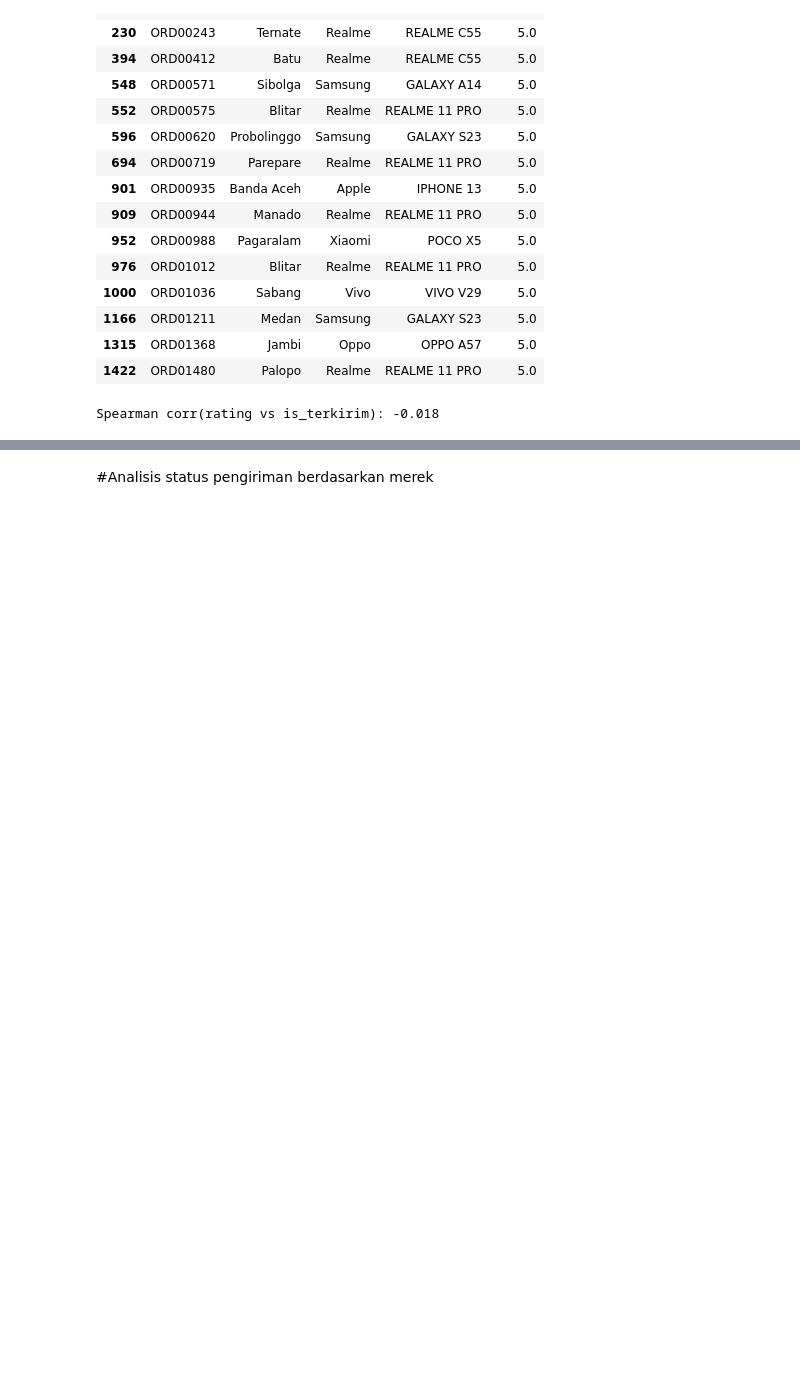
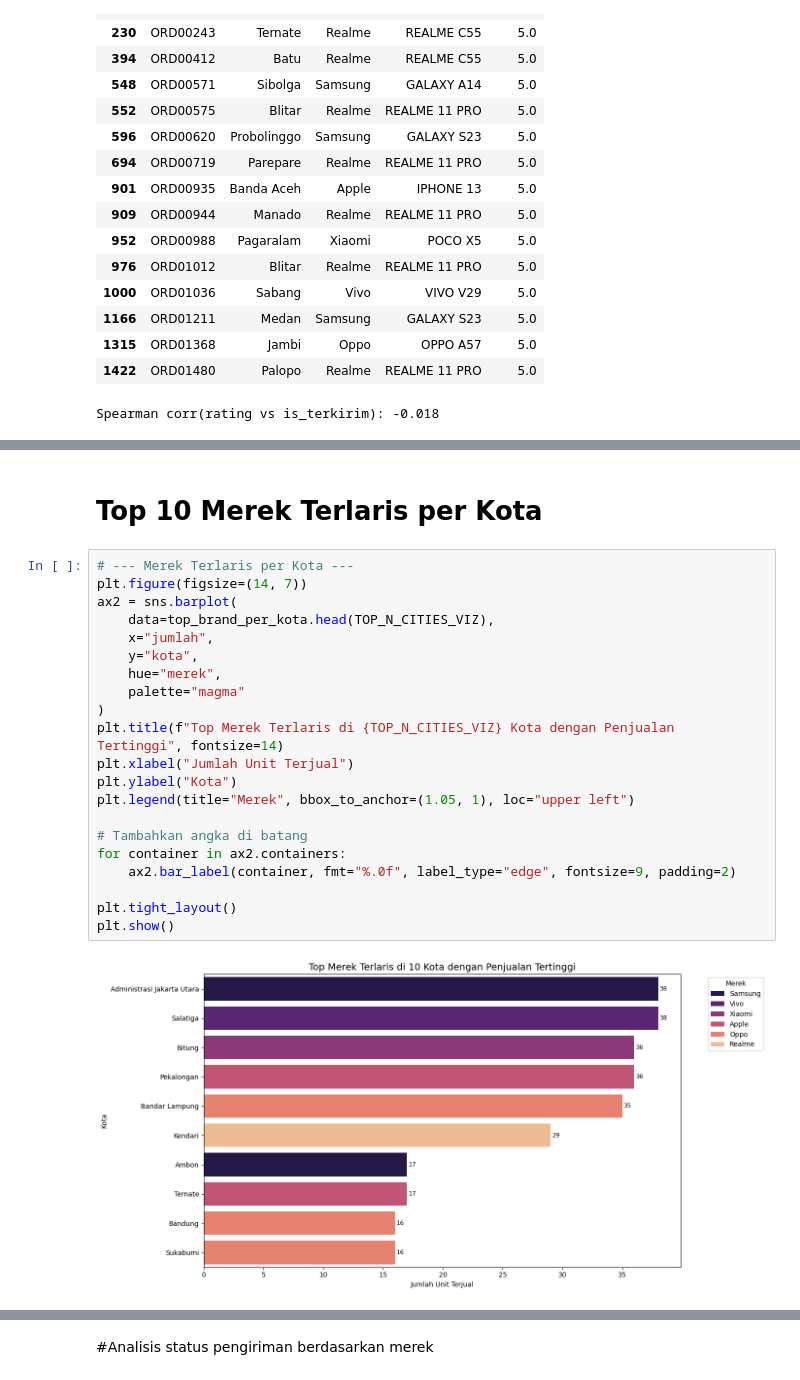
Before and after one commit to MRifdaM/SurabayaDev_Asa-Baswara_Data, a Jupyter notebook: Analisis_Penjualan_HP.ipynb, the cells around one changed output, grey strips where cells are left out. Saved outputs shown, nothing was run; the diff lists cells and outputs as text; blank space fills up the shorter version.

```diff
--- a/Analisis_Penjualan_HP.ipynb
+++ b/Analisis_Penjualan_HP.ipynb
@@ -1257,0 +1137,25 @@ Spearman corr(rating vs is_terkirim): -0.018
+# %% [markdown]
+# Top 10 Merek Terlaris per Kota
+# %%
+# --- Merek Terlaris per Kota ---
+plt.figure(figsize=(14, 7))
+ax2 = sns.barplot(
+    data=top_brand_per_kota.head(TOP_N_CITIES_VIZ),
+    x="jumlah",
+    y="kota",
+    hue="merek",
+    palette="magma"
+)
+plt.title(f"Top Merek Terlaris di {TOP_N_CITIES_VIZ} Kota dengan Penjualan Tertinggi", fontsize=14)
+plt.xlabel("Jumlah Unit Terjual")
+plt.ylabel("Kota")
+plt.legend(title="Merek", bbox_to_anchor=(1.05, 1), loc="upper left")
+
+# Tambahkan angka di batang
+for container in ax2.containers:
+    ax2.bar_label(container, fmt="%.0f", label_type="edge", fontsize=9, padding=2)
+
+plt.tight_layout()
+plt.show()
+# %% [output]
+[figure, added]
```
Also changed, not shown: parts of 38 cells of this notebook.
